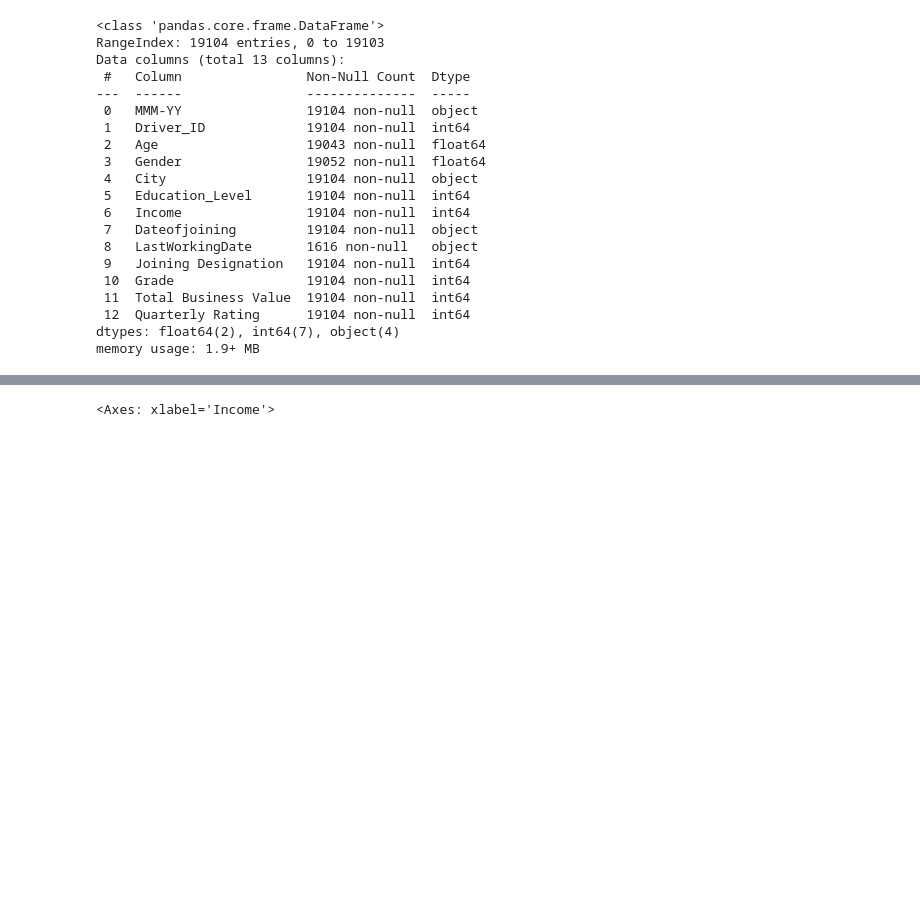
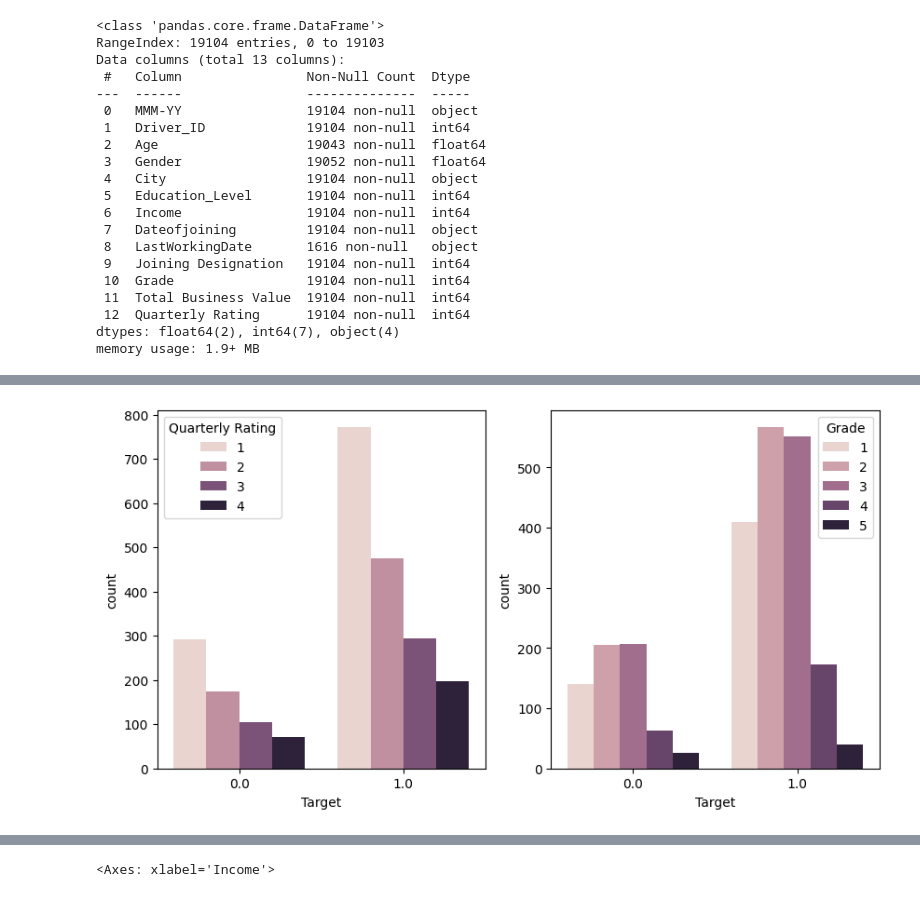
Before and after one commit to shubham953/OLA-EDA-Ensemble-Learning-Random-Forest-Hyperparameter-Tunning, a Jupyter notebook: Ola.ipynb, the cells around one changed output, grey strips where cells are left out. Cells and saved outputs as stored; diff of their text form; code cells hidden in the pictures; blank space fills up the shorter version.

```diff
--- a/Ola.ipynb
+++ b/Ola.ipynb
@@ -220,0 +413,9 @@ sns.histplot(x=df["Age"],bins=[0,5,10,15,20,25,30,35],hue=df["Churned"])
+# %%
+fig=plt.figure(figsize=(10,5))
+plt.subplot(1,2,1)
+sns.countplot(x=df1['Target'],hue=df["Quarterly Rating"])
+plt.subplot(1,2,2)
+plot=sns.countplot(x=df1['Target'],hue=df["Grade"])
+#Quarterly_rating 1 and Grade 2,3 have more probablity of churn
+# %% [output]
+[figure, added]
```
Also changed, not shown: parts of 95 cells of this notebook.
